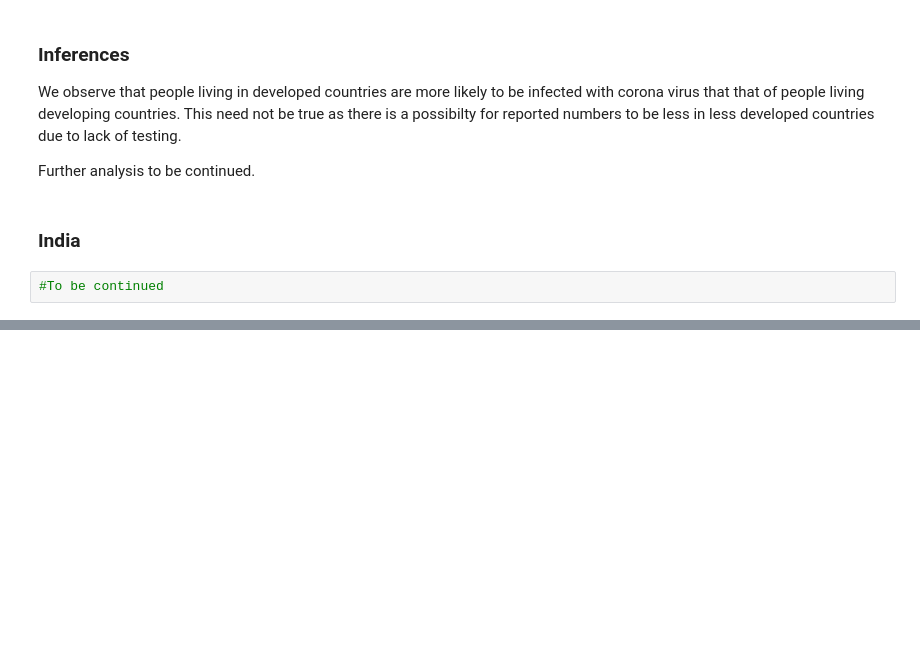
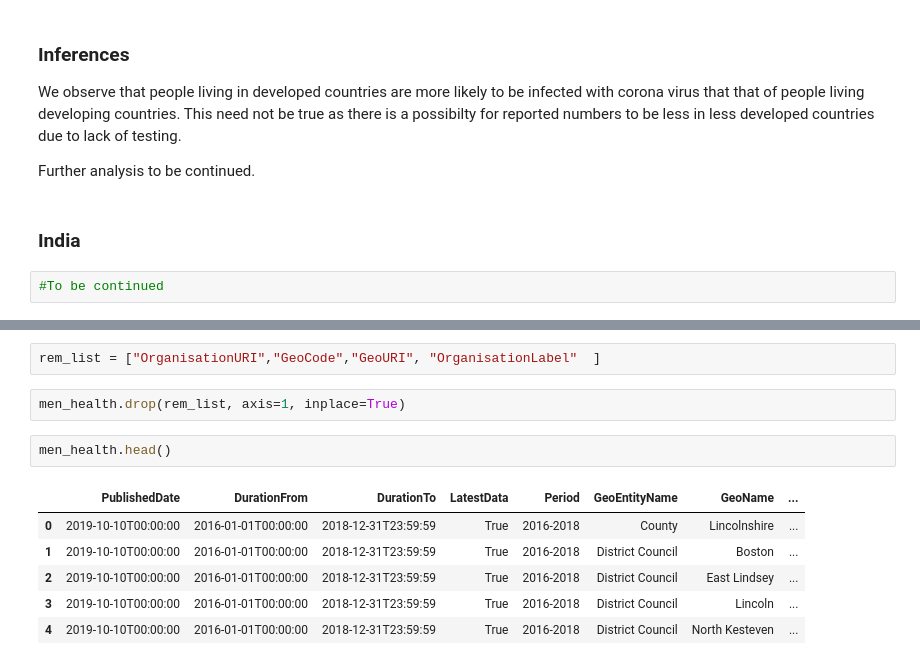
Before and after one commit to niranjana687/covid19-data-analysis, a Jupyter notebook: covid19 data analysis notebook.ipynb, the cells around one changed output, grey strips where cells are left out. Drawn from its saved outputs; the diff is of its cells as text; blank space fills up the shorter version.

```diff
--- a/covid19 data analysis notebook.ipynb
+++ b/covid19 data analysis notebook.ipynb
@@ -296,0 +325,13 @@ Further analysis to be continued.
+# %%
+rem_list = ["OrganisationURI","GeoCode","GeoURI", "OrganisationLabel"  ]
+# %%
+men_health.drop(rem_list, axis=1, inplace=True)
+# %%
+men_health.head()
+# %% [output]
+|  | PublishedDate | DurationFrom | DurationTo | LatestData | Period | GeoEntityName | GeoName | ... |
+| 0 | 2019-10-10T00:00:00 | 2016-01-01T00:00:00 | 2018-12-31T23:59:59 | True | 2016-2018 | County | Lincolnshire | ... |
+| 1 | 2019-10-10T00:00:00 | 2016-01-01T00:00:00 | 2018-12-31T23:59:59 | True | 2016-2018 | District Council | Boston | ... |
+| 2 | 2019-10-10T00:00:00 | 2016-01-01T00:00:00 | 2018-12-31T23:59:59 | True | 2016-2018 | District Council | East Lindsey | ... |
+| 3 | 2019-10-10T00:00:00 | 2016-01-01T00:00:00 | 2018-12-31T23:59:59 | True | 2016-2018 | District Council | Lincoln | ... |
+| 4 | 2019-10-10T00:00:00 | 2016-01-01T00:00:00 | 2018-12-31T23:59:59 | True | 2016-2018 | District Council | North Kesteven | ... |
```
Also changed, not shown: parts of 4 cells of this notebook, 2 other files.
